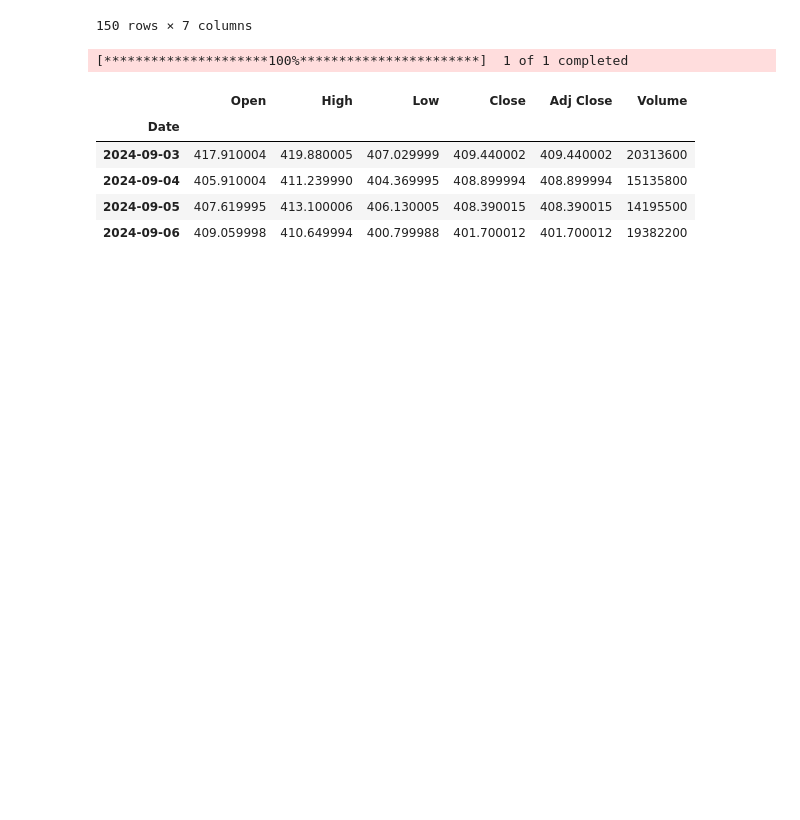
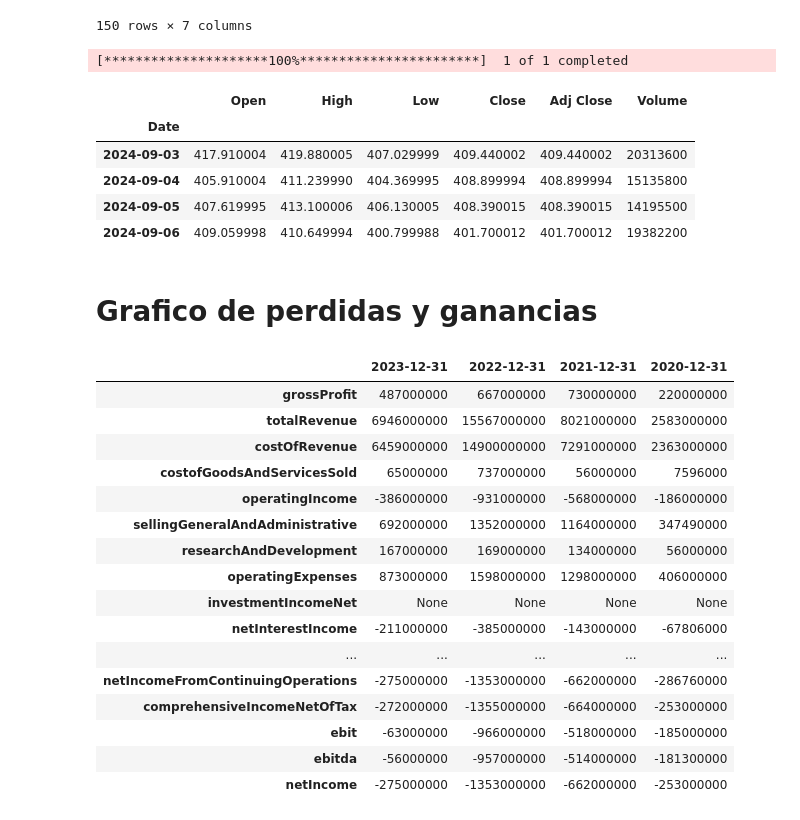
Before and after one commit to nestorap/sotck_app, a Jupyter notebook: notebooks/pruebas.ipynb, the cells around one changed output. Cells and saved outputs as stored; diff of their text form; code cells hidden in the pictures; blank space fills up the shorter version.

Commit message:
Se ha añadido cosas al analisis fundamental y dataframes con colores

```diff
--- a/notebooks/pruebas.ipynb
+++ b/notebooks/pruebas.ipynb
@@ -67,3 +68,32 @@ df
 | 2024-09-04 | 405.910004 | 411.239990 | 404.369995 | 408.899994 | 408.899994 | 15135800 |
 | 2024-09-05 | 407.619995 | 413.100006 | 406.130005 | 408.390015 | 408.390015 | 14195500 |
 | 2024-09-06 | 409.059998 | 410.649994 | 400.799988 | 401.700012 | 401.700012 | 19382200 |
+# %% [markdown]
+# Grafico de perdidas y ganancias
+# %%
+# Descargamos los datos
+fd = FundamentalData(api_key, output_format="pandas")
+income_statement = fd.get_income_statement_annual("OPEN")[0]
+# %%
+is1 = income_statement.T[2:]
+is1.columns = list(income_statement.T.iloc[0])
+# %%
+is1
+# %% [output]
+|  | 2023-12-31 | 2022-12-31 | 2021-12-31 | 2020-12-31 |
+| grossProfit | 487000000 | 667000000 | 730000000 | 220000000 |
+| totalRevenue | 6946000000 | 15567000000 | 8021000000 | 2583000000 |
+| costOfRevenue | 6459000000 | 14900000000 | 7291000000 | 2363000000 |
+| costofGoodsAndServicesSold | 65000000 | 737000000 | 56000000 | 7596000 |
+| operatingIncome | -386000000 | -931000000 | -568000000 | -186000000 |
+| sellingGeneralAndAdministrative | 692000000 | 1352000000 | 1164000000 | 347490000 |
+| researchAndDevelopment | 167000000 | 169000000 | 134000000 | 56000000 |
+| operatingExpenses | 873000000 | 1598000000 | 1298000000 | 406000000 |
+| investmentIncomeNet | None | None | None | None |
+| netInterestIncome | -211000000 | -385000000 | -143000000 | -67806000 |
+| ... | ... | ... | ... | ... |
+| netIncomeFromContinuingOperations | -275000000 | -1353000000 | -662000000 | -286760000 |
+| comprehensiveIncomeNetOfTax | -272000000 | -1355000000 | -664000000 | -253000000 |
+| ebit | -63000000 | -966000000 | -518000000 | -185000000 |
+| ebitda | -56000000 | -957000000 | -514000000 | -181300000 |
+| netIncome | -275000000 | -1353000000 | -662000000 | -253000000 |
```
Also changed, not shown: parts of 5 cells of this notebook, 1 other file.
